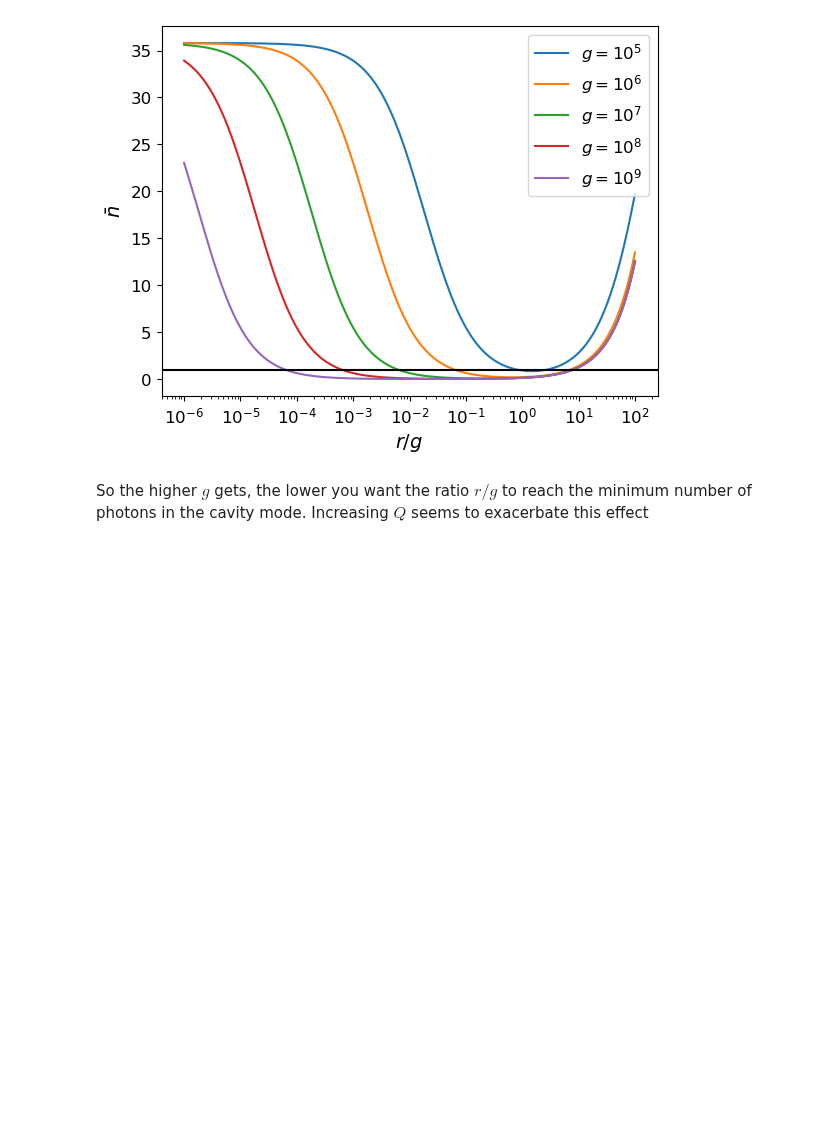
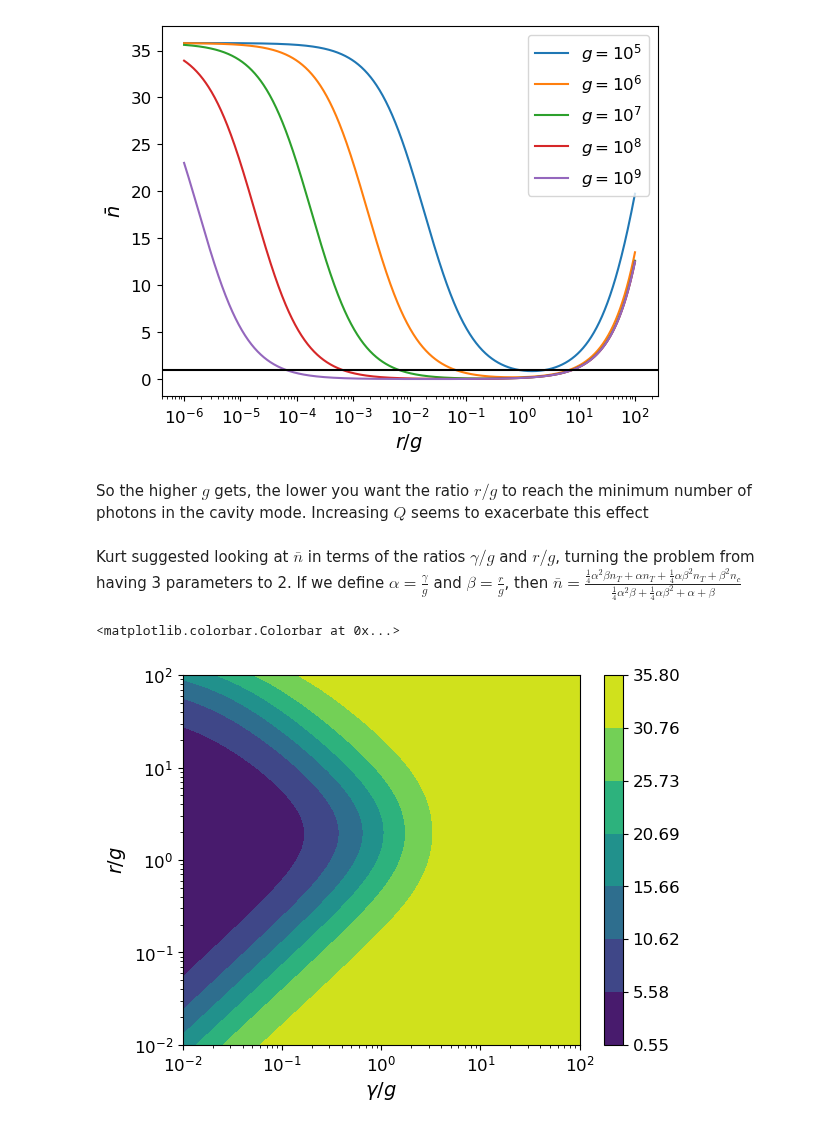
Before and after one commit to jleamer/mode_cooling, a Jupyter notebook: paper_calcs.ipynb, the cells around one changed output. Saved outputs shown, nothing was run; the diff lists cells and outputs as text; code cells hidden in the pictures; blank space fills up the shorter version.

Commit message:
Added calculation of the cooling in terms of r/g and gamma/g and a comparison of the SNR before and after transmission

```diff
--- a/paper_calcs.ipynb
+++ b/paper_calcs.ipynb
@@ -213,3 +215,30 @@ plt.legend()
 [figure]
 # %% [markdown]
 So the higher $g$ gets, the lower you want the ratio $r/g$ to reach the minimum number of photons in the cavity mode.  Increasing $Q$ seems to exacerbate this effect
+# %% [markdown]
+Kurt suggested looking at $\bar{n}$ in terms of the ratios $\gamma/g$ and $r/g$, turning the problem from having 3 parameters to 2.  If we define $\alpha=\frac{\gamma}{g}$ and $\beta=\frac{r}{g}$, then
+$\bar{n} = \frac{\frac{1}{4}\alpha^2\beta n_T + \alpha n_T + \frac{1}{4}\alpha \beta^2 n_T + \beta^2n_c}{\frac{1}{4}\alpha^2\beta + \frac{1}{4}\alpha\beta^2 + \alpha + \beta}$
+# %%
+def two_param_nbar(α, β, nT, nc):
+    """
+    function for calculating the number of photons in the cavity mode in terms of the ratios γ / g = α and r / g = β.
+    this function assumes κ = 0, Δ = 0
+    """
+    num = 0.25 * α ** 2 * β * nT + α * nT + 0.25 * α * β ** 2 * nT + β ** 2 * nc
+    den = 0.25 * α ** 2 * β + 0.25 * α * β ** 2 + α + β
+    return num / den
+# %%
+α = np.logspace(-2, 2, 1000)
+β = np.logspace(-2, 2, 1000)
+αm, βm = np.meshgrid(α, β)
+scaled_nbar = two_param_nbar(αm, βm, nT, nc)
+# %%
+plt.contourf(αm, βm, scaled_nbar, np.linspace(scaled_nbar.min(), scaled_nbar.max(), 8))
+plt.xlabel("$\\gamma / g$")
+plt.xscale("log")
+plt.ylabel("$r / g$")
+plt.yscale("log")
+plt.colorbar()
+# %% [output]
+<matplotlib.colorbar.Colorbar at 0x...>
+[figure, added]
```
Also changed, not shown: parts of 3 cells of this notebook, 1 other file.
